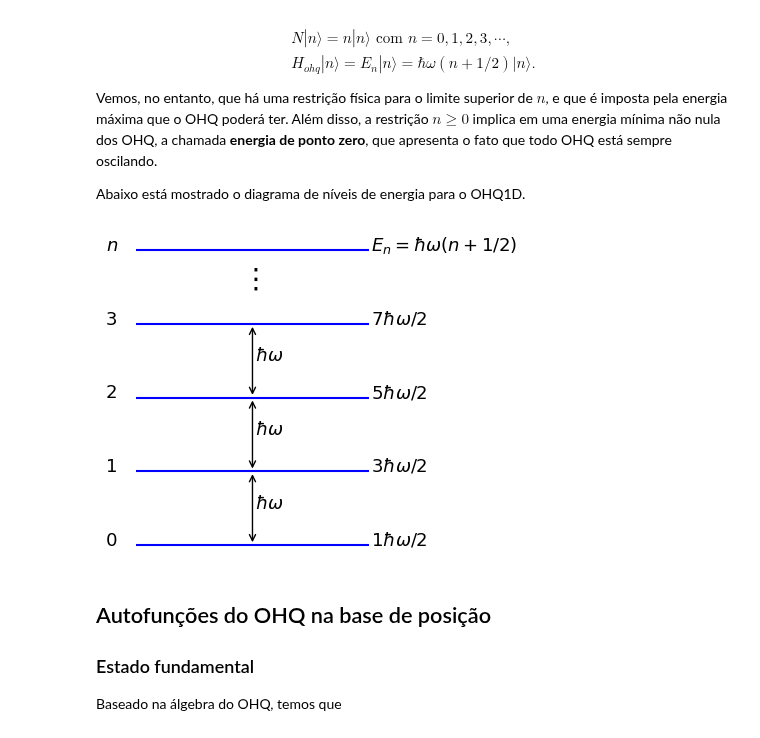
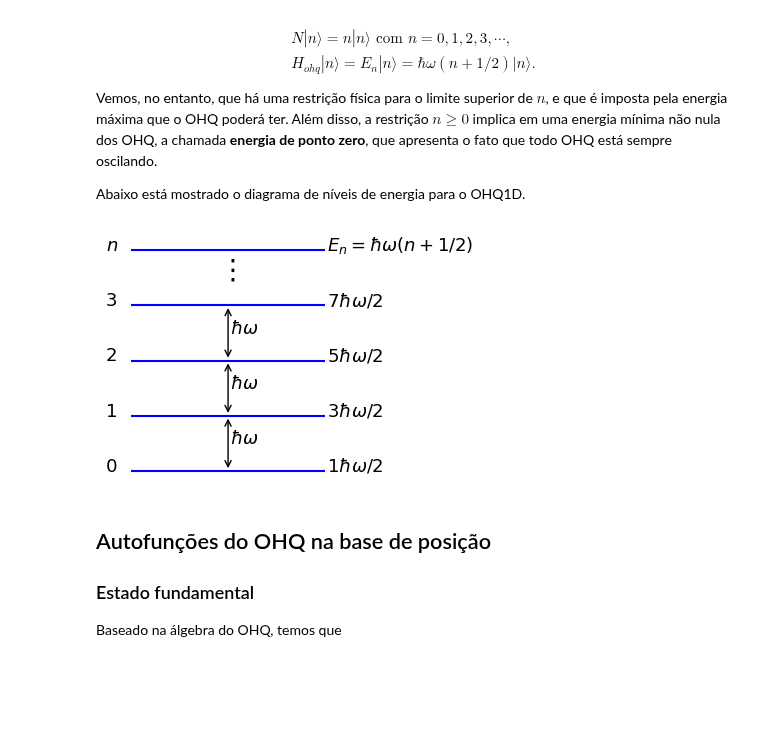
Before and after one commit to jonasmaziero/mecanica_quantica, a Jupyter notebook: 05_oscilador.ipynb, the cells around one changed output. Saved outputs shown, nothing was run; the diff lists cells and outputs as text; code cells hidden in the pictures; blank space fills up the shorter version.

```diff
--- a/05_oscilador.ipynb
+++ b/05_oscilador.ipynb
@@ -105,25 +106,25 @@ Abaixo está mostrado o diagrama de níveis de energia para o OHQ1D.
 # %%
 import matplotlib
 matplotlib.rcParams.update({'font.size':11})
-plt.figure(figsize = (6,4), dpi = 100)
+plt.figure(figsize = (5,3), dpi = 100)
 xmin = 0; xmax = 1
 for j in range(0,5):
     plt.hlines(j,xmin,xmax,color='blue');
 for j in range(0,4):
     plt.text(-0.13,j,j,color='black',fontsize=13)
     plt.text(1.01,j, str(2*j+1)+r'$\hbar\omega/2$',\
              color='black',fontsize=13)
 for j in range(0,3):
     plt.annotate("", xy=(0.5,j), xytext=(0.5,j+1), \
                  arrowprops=dict(arrowstyle="<->"))
     plt.text(0.51,(2*j+1)/2,r'$\hbar\omega$',fontsize=13)
 plt.text(0.45,3.5,r'$\vdots$',fontsize=20)
 plt.text(-0.13,4,r'$n$',color='black',fontsize=13)
 plt.text(1.01,4,r'$E_{n}=\hbar\omega(n+1/2)$',fontsize=13)
 plt.axis('off'); plt.xlim(0,2); plt.ylim(-0.05,4.05);
 plt.show()
 # %% [output]
-[figure, old version]
+[figure, new version]
 # %% [markdown]
 ## Autofunções do OHQ na base de posição
 
```
Also changed, not shown: parts of 7 cells of this notebook, 3 other files.
